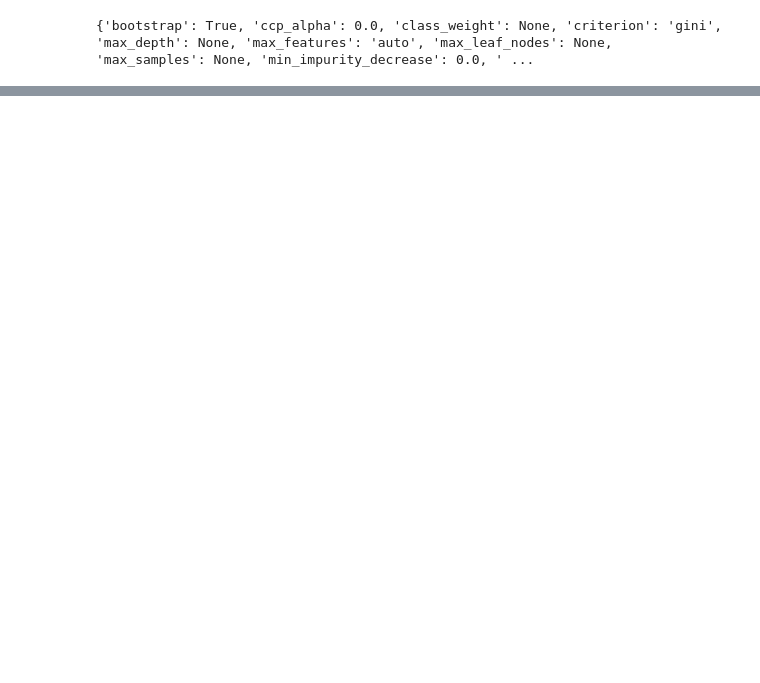
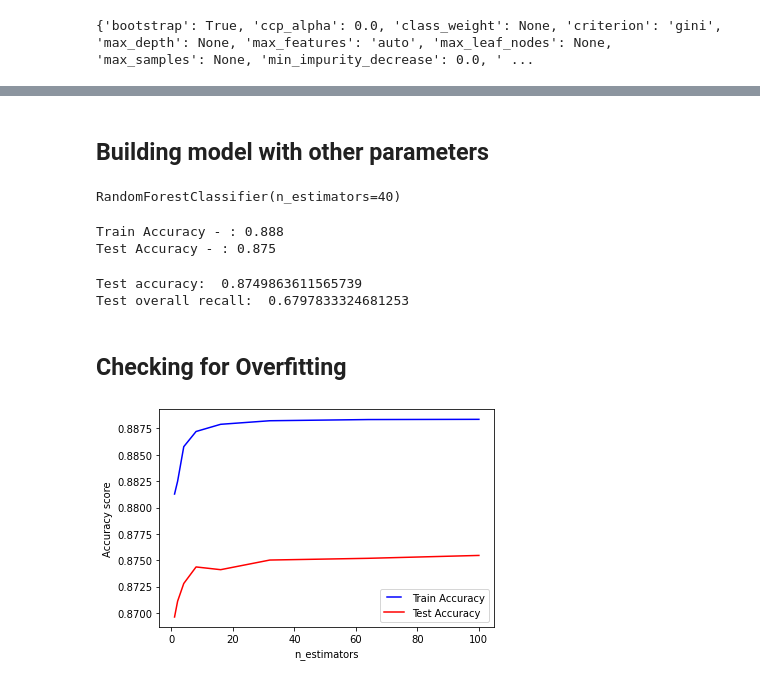
Before and after one commit to Timothy318/Covid-19DataMining, a Jupyter notebook: src/RandomForest.ipynb, the cells around one changed output, grey strips where cells are left out. Saved outputs shown, nothing was run; the diff lists cells and outputs as text; code cells hidden in the pictures; blank space fills up the shorter version.

Commit message:
updated RF model

```diff
--- a/src/RandomForest.ipynb
+++ b/src/RandomForest.ipynb
@@ -105,3 +59,6 @@ rf = RandomForestClassifier()
 rf.fit(x_train, y_train)
 # %% [output]
 RandomForestClassifier()
+# %%
+rf2 = RandomForestClassifier(n_estimators=36)
+rf2.fit(x_train, y_train)
@@ -107,0 +67,3 @@ RandomForestClassifier()
+# %%
+rf3 = RandomForestClassifier(n_estimators=17)
+rf3.fit(x_train, y_train)
@@ -184,5 +75,0 @@ print(param_grid)
-# %%
-from sklearn.model_selection import GridSearchCV
-rf_Model = RandomForestClassifier()
-rf_Grid = GridSearchCV(estimator = rf_Model, param_grid = param_grid, cv = 3, verbose=2, n_jobs = 4)
-rf_Grid.fit(x_train, y_train)
@@ -261,0 +93,41 @@ pickle.dump(rf_Grid, open(filename1,'wb'))
+# %% [markdown]
+## Building model with other parameters
+# %%
+rf2 = RandomForestClassifier(n_estimators=40)
+rf2.fit(x_train, y_train)
+# %% [output]
+RandomForestClassifier(n_estimators=40)
+# %%
+print (f'Train Accuracy - : {rf2.score(x_train,y_train):.3f}')
+print (f'Test Accuracy - : {rf2.score(x_test,y_test):.3f}')
+# %% [output]
+Train Accuracy - : 0.888
+Test Accuracy - : 0.875
+# %%
+print('Test accuracy: ', accuracy_score(y_test, rf2.predict(x_test)))
+print('Test overall recall: ', recall_score(y_test, rf2.predict(x_test), average='macro'))
+# %% [output]
+Test accuracy:  0.8749863611565739
+Test overall recall:  0.6797833324681253
+# %% [markdown]
+## Checking for Overfitting
+# %%
+n_estimators = [1, 2, 4, 8, 16, 32, 64, 100]
+train = []
+test = []
+
+for i in n_estimators:
+    rf = RandomForestClassifier(n_estimators=i, n_jobs=-1)
+    rf.fit(x_train, y_train)
+    train.append(accuracy_score(y_train, rf.predict(x_train)))
+    test.append(accuracy_score(y_test, rf.predict(x_test)))
+
+from matplotlib.legend_handler import HandlerLine2D
+line1, = plt.plot(n_estimators, train, "b", label="Train Accuracy")
+line2, = plt.plot(n_estimators, test, "r", label="Test Accuracy")
+plt.legend(handler_map={line1: HandlerLine2D(numpoints=2)})
+plt.ylabel("Accuracy score")
+plt.xlabel("n_estimators")
+plt.show()
+# %% [output]
+[figure, added]
```
Also changed, not shown: parts of 62 cells of this notebook, 1 other file.
